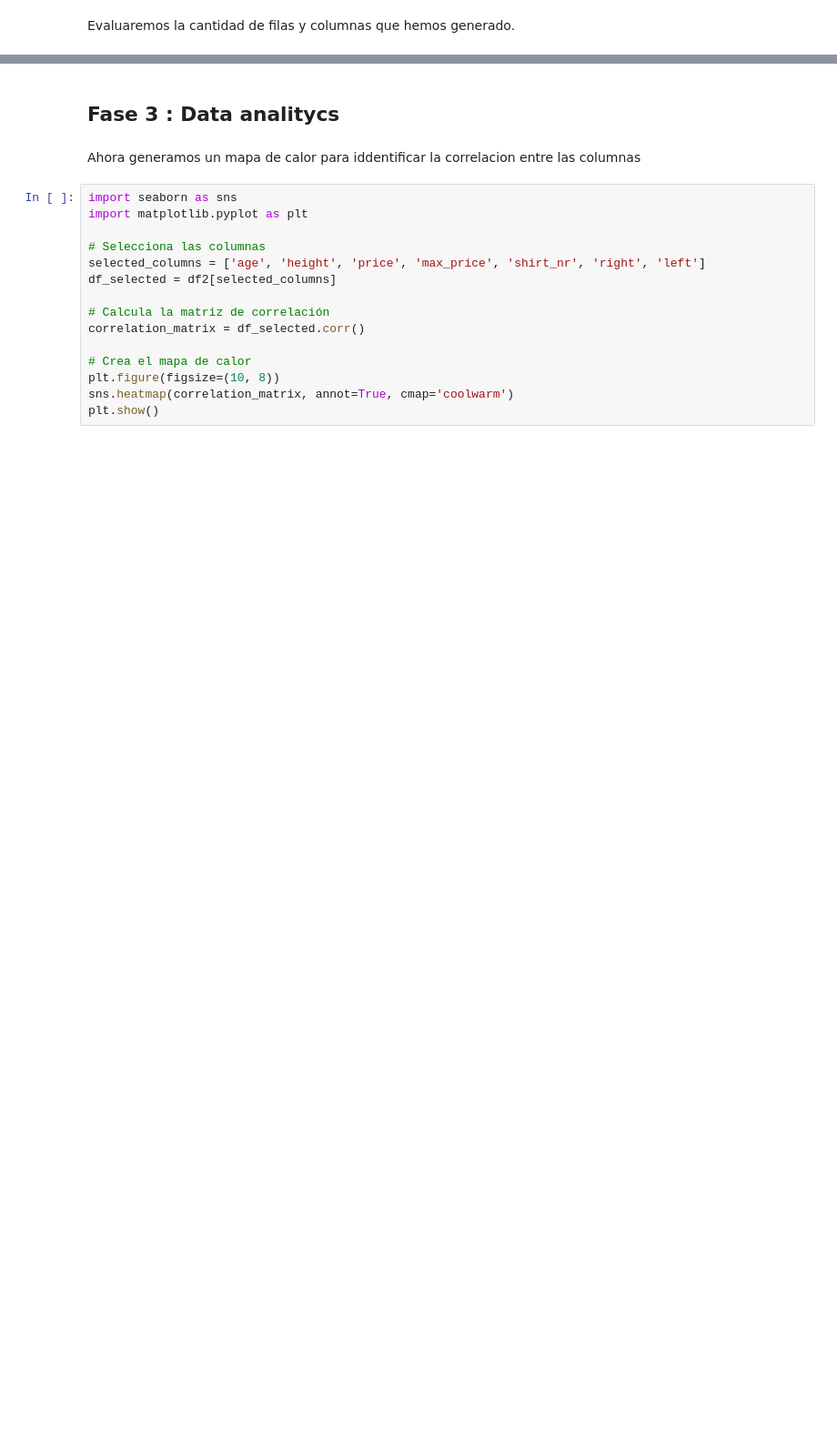
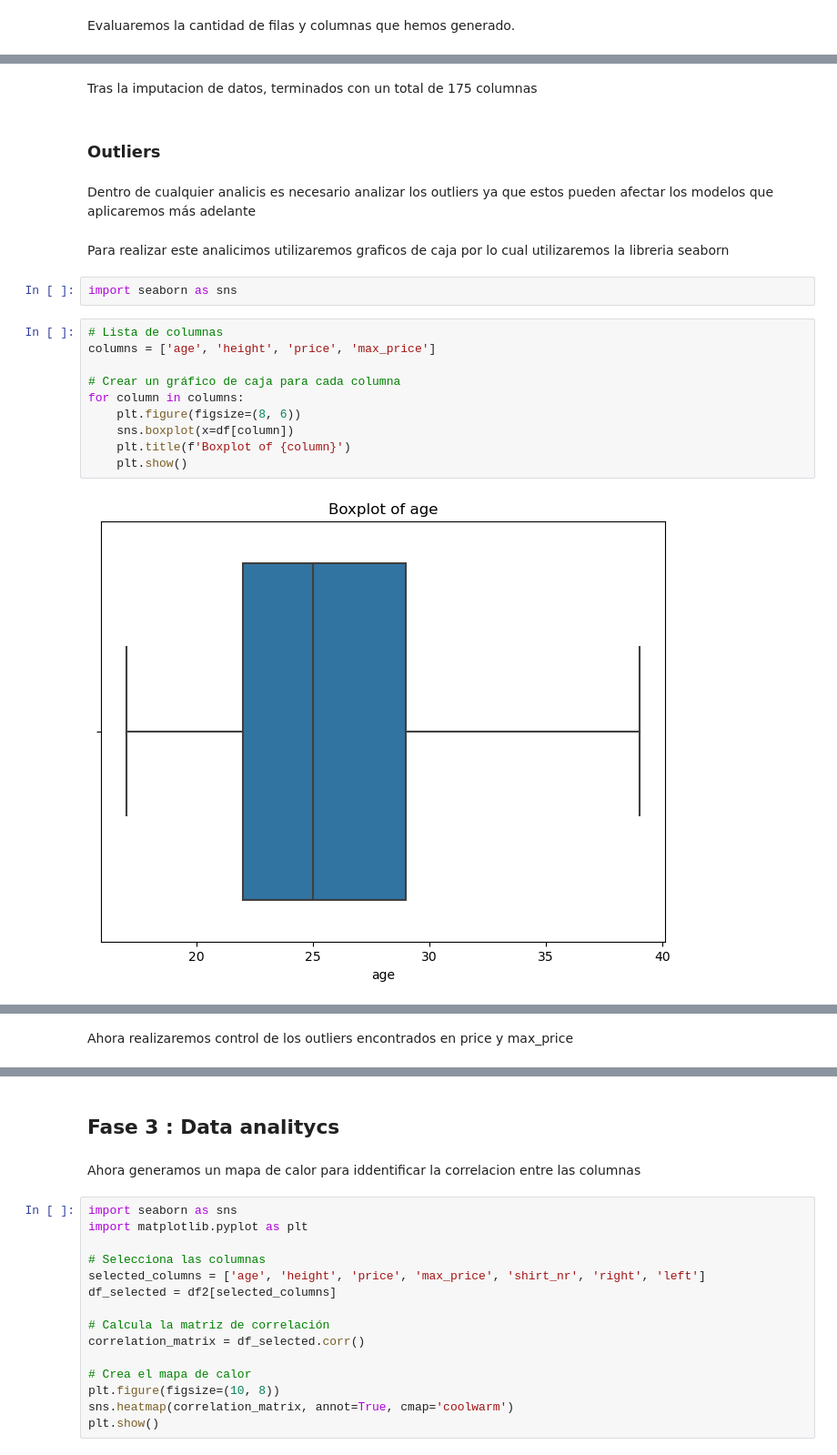
Before and after one commit to AlejoBovet/MachineLearningPublic, a Jupyter notebook: EdaFootballPlayers.ipynb, the cells around one changed output, grey strips where cells are left out. Shown at 91% size. Drawn from its saved outputs; the diff is of its cells as text; blank space fills up the shorter version.

```diff
--- a/EdaFootballPlayers.ipynb
+++ b/EdaFootballPlayers.ipynb
@@ -388,0 +385,22 @@ Con el cambio de tipo de datos hemos alcanzdo un total de 175 columnas, ahora qu
+# %% [markdown]
+Tras la imputacion de datos, terminados con un total de 175 columnas
+# %% [markdown]
+### Outliers
+# %% [markdown]
+Dentro de cualquier analicis es necesario analizar los outliers ya que estos pueden afectar los modelos que aplicaremos más adelante
+# %% [markdown]
+Para realizar este analicimos utilizaremos graficos de caja por lo cual utilizaremos la libreria seaborn
+# %%
+import seaborn as sns
+# %%
+# Lista de columnas
+columns = ['age', 'height', 'price', 'max_price']
+
+# Crear un gráfico de caja para cada columna
+for column in columns:
+    plt.figure(figsize=(8, 6))
+    sns.boxplot(x=df[column])
+    plt.title(f'Boxplot of {column}')
+    plt.show()
+# %% [output]
+[figure, added]
@@ -388,0 +410,2 @@ Con el cambio de tipo de datos hemos alcanzdo un total de 175 columnas, ahora qu
+# %% [markdown]
+Ahora realizaremos control de los outliers encontrados en price y max_price
```
Also changed, not shown: parts of 25 cells of this notebook.
